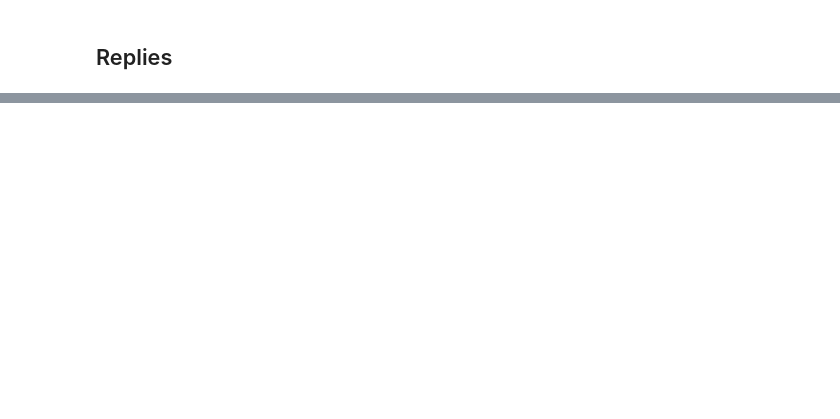
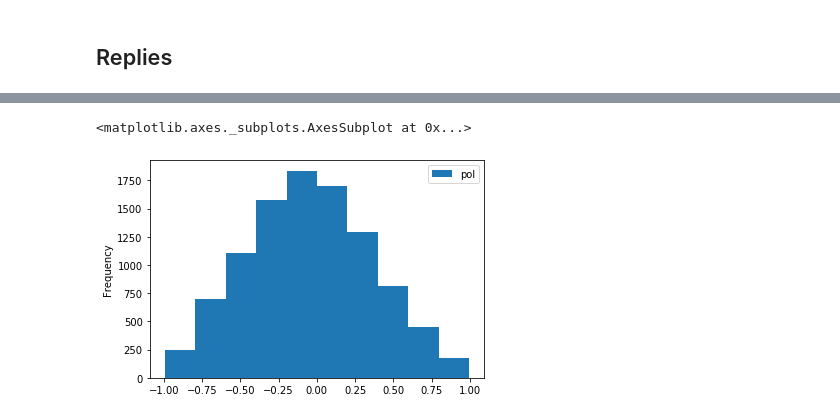
Before and after one commit to bodzioboo/twitter, a Jupyter notebook: notebooks/nlp/polarization_retweets.ipynb, the cells around one changed output, grey strips where cells are left out. Cells and saved outputs as stored; diff of their text form; code cells hidden in the pictures; blank space fills up the shorter version.

```diff
--- a/notebooks/nlp/polarization_retweets.ipynb
+++ b/notebooks/nlp/polarization_retweets.ipynb
@@ -104,0 +314,17 @@ all_replies['order'] = all_replies.groupby(['in_reply_to_status_id_str']).cumcou
+# %%
+replies = pd.read_csv('replies.csv', index_col = 0, dtype = str)
+fmt = r'[A-Z][a-z]{2}\s[A-Z][a-z]{2}\s[0-9]{2}\s[0-9]{2}:[0-9]{2}:[0-9]{2}\s\+[0-9]{4}\s[0-9]{4}'
+good = replies['created_at'].str.match(fmt)
+good[good.isna()] = False
+replies = replies.loc[good,:]
+replies['pol'] = replies['id_str'].apply(lambda x: tweets_polarization.get(x))
+replies = replies.dropna(subset = ['pol'])
+counts = replies.groupby(['in_reply_to_status_id_str']).size().reset_index()
+counts = counts[counts[0] > 10]
+inds = counts['in_reply_to_status_id_str'].tolist()
+replies = replies[replies['in_reply_to_status_id_str'].isin(inds)]
+replies.loc[:,'created_at'] = pd.to_datetime(replies.created_at, format='%a %b %d %H:%M:%S +0000 %Y')
+# %%
+replies = replies.sort_values(['in_reply_to_status_id_str', 'source', 'created_at'])
+replies['n'] = replies.groupby(['in_reply_to_status_id_str']).cumcount()
+replies['n'] += 1
@@ -104,0 +365,12 @@ all_replies['order'] = all_replies.groupby(['in_reply_to_status_id_str']).cumcou
+# %%
+counts = replies.groupby('in_reply_to_status_id_str').size().reset_index()
+counts = counts[counts[0] > 5]
+inds = counts['in_reply_to_status_id_str'].tolist()
+corrs = replies[replies['in_reply_to_status_id_str'].isin(inds)].groupby('in_reply_to_status_id_str').corr().reset_index()
+# %%
+corrs = corrs.loc[corrs['level_1'] == 'n', ("in_reply_to_status_id_str", "pol")]
+# %%
+corrs.plot.hist('pol')
+# %% [output]
+<matplotlib.axes._subplots.AxesSubplot at 0x...>
+[figure, added]
```
Also changed, not shown: parts of 26 cells of this notebook, 23 other files.
